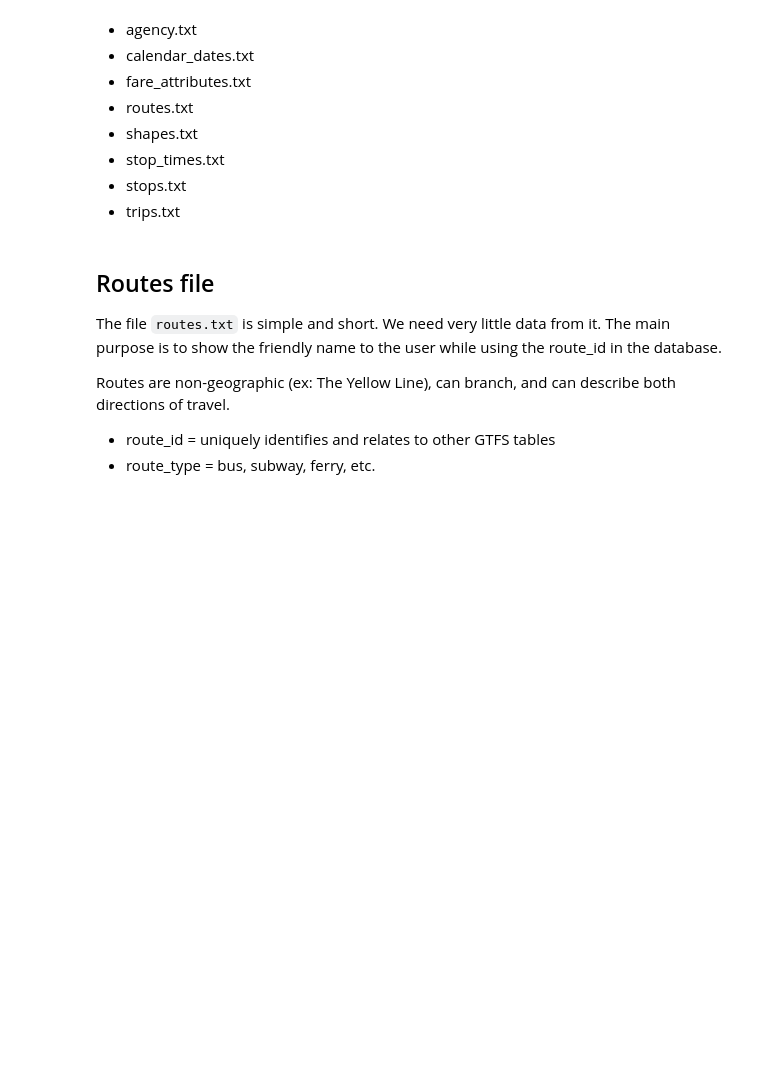
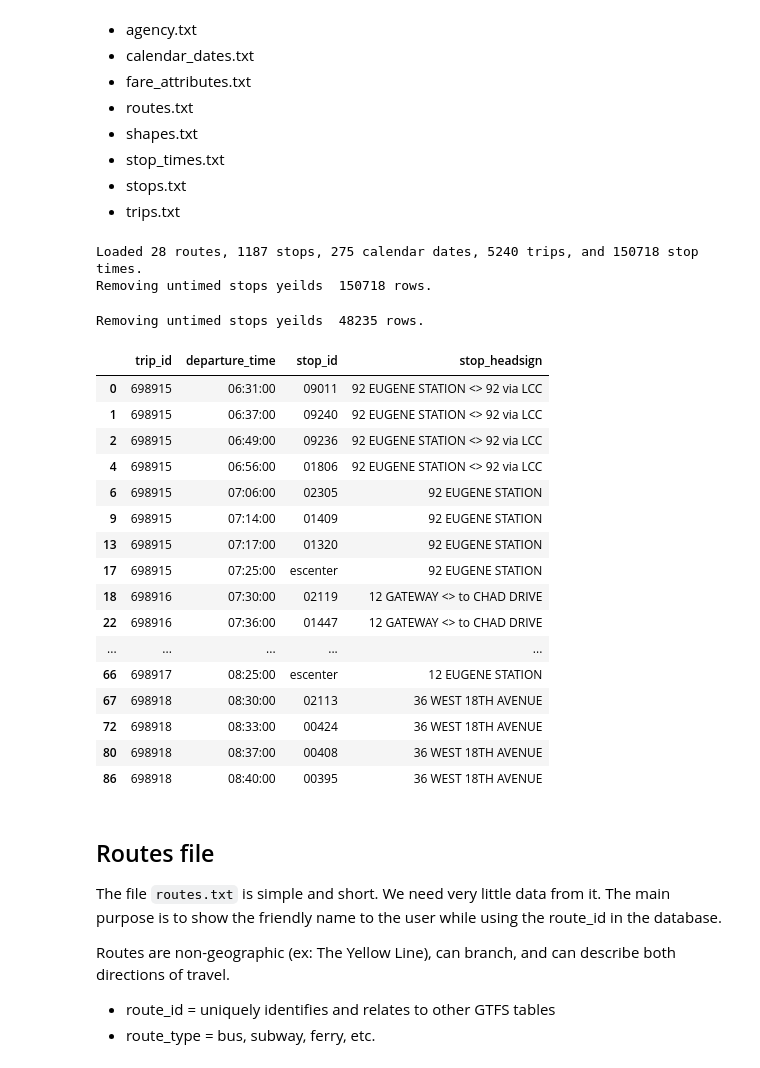
Before and after one commit to danimal-johnson/transit-board-be, a Jupyter notebook: utils/explore_data.ipynb, the cells around one changed output. Drawn from its saved outputs; the diff is of its cells as text; code cells hidden in the pictures; blank space fills up the shorter version.

```diff
--- a/utils/explore_data.ipynb
+++ b/utils/explore_data.ipynb
@@ -18,3 +24,49 @@ import pandas as pd
+# %%
+# Load the GTFS data into dataframes
+routes_df = pd.read_csv('../data/routes.txt')
+stops_df = pd.read_csv('../data/stops.txt')
+calendar_dates_df = pd.read_csv('../data/calendar_dates.txt')
+trips_df = pd.read_csv('../data/trips.txt')
+stop_times_df = pd.read_csv('../data/stop_times.txt')
+# %%
+# Trim unnecessary columns
+routes_df = routes_df[['route_id', 'route_short_name', 'route_long_name']]
+stops_df = stops_df[['stop_id', 'stop_name', 'stop_lat', 'stop_lon', 'parent_station', 'platform_code']]
+calendar_dates_df = calendar_dates_df[['service_id', 'date']]
+trips_df = trips_df[['route_id', 'service_id', 'trip_id', 'trip_headsign', 'direction_id']]
+stop_times_df = stop_times_df[['trip_id', 'departure_time', 'stop_id', 'stop_headsign']]
+
+print (f"Loaded {len(routes_df)} routes, {len(stops_df)} stops, {len(calendar_dates_df)} calendar dates, {len(trips_df)} trips, and {len(stop_times_df)} stop times.")
+# %% [output]
+Loaded 28 routes, 1187 stops, 275 calendar dates, 5240 trips, and 150718 stop times.
+Removing untimed stops yeilds  150718 rows.
+# %%
+# Remove trips with no departure time
+stop_times_df = stop_times_df[stop_times_df['departure_time'].notna()]
+# stop_times_df = stop_times_df[stop_times_df["departure_time"] != ""]
+print("Removing untimed stops yields ", len(stop_times_df), "rows.")
+# %% [output]
+Removing untimed stops yeilds  48235 rows.
+# %%
+stop_times_df.head(20)
+# %% [output]
+|  | trip_id | departure_time | stop_id | stop_headsign |
+| 0 | 698915 | 06:31:00 | 09011 | 92 EUGENE STATION <> 92 via LCC |
+| 1 | 698915 | 06:37:00 | 09240 | 92 EUGENE STATION <> 92 via LCC |
+| 2 | 698915 | 06:49:00 | 09236 | 92 EUGENE STATION <> 92 via LCC |
+| 4 | 698915 | 06:56:00 | 01806 | 92 EUGENE STATION <> 92 via LCC |
+| 6 | 698915 | 07:06:00 | 02305 | 92 EUGENE STATION |
+| 9 | 698915 | 07:14:00 | 01409 | 92 EUGENE STATION |
+| 13 | 698915 | 07:17:00 | 01320 | 92 EUGENE STATION |
+| 17 | 698915 | 07:25:00 | escenter | 92 EUGENE STATION |
+| 18 | 698916 | 07:30:00 | 02119 | 12 GATEWAY <> to CHAD DRIVE |
+| 22 | 698916 | 07:36:00 | 01447 | 12 GATEWAY <> to CHAD DRIVE |
+| ... | ... | ... | ... | ... |
+| 66 | 698917 | 08:25:00 | escenter | 12 EUGENE STATION |
+| 67 | 698918 | 08:30:00 | 02113 | 36 WEST 18TH AVENUE |
+| 72 | 698918 | 08:33:00 | 00424 | 36 WEST 18TH AVENUE |
+| 80 | 698918 | 08:37:00 | 00408 | 36 WEST 18TH AVENUE |
+| 86 | 698918 | 08:40:00 | 00395 | 36 WEST 18TH AVENUE |
 # %% [markdown]
 ## Routes file
 
```
Also changed, not shown: parts of 4 cells of this notebook, 11 other files.
